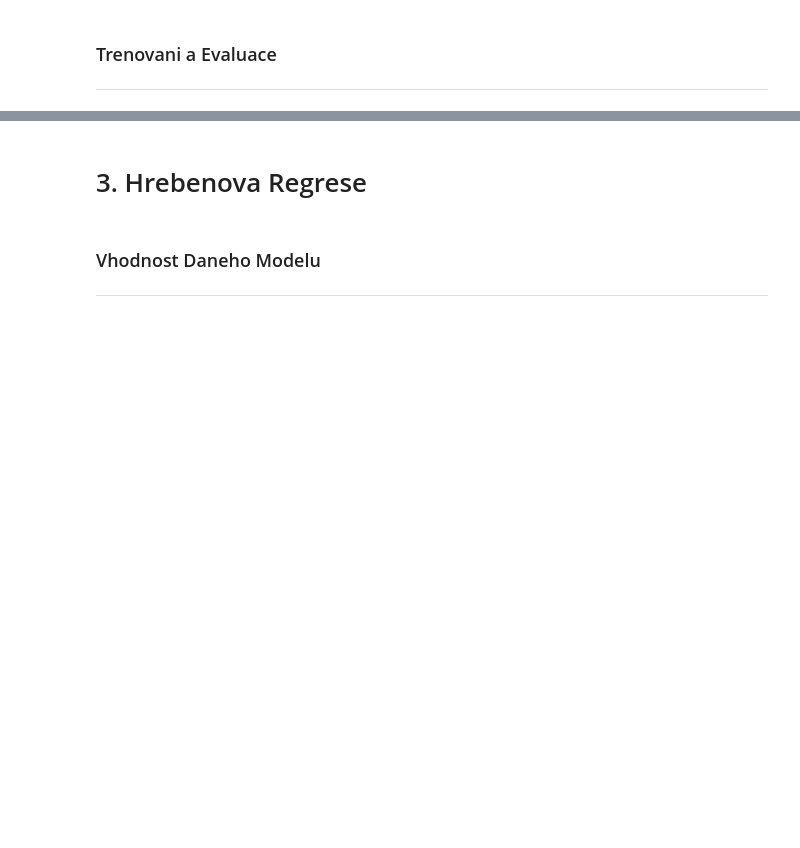
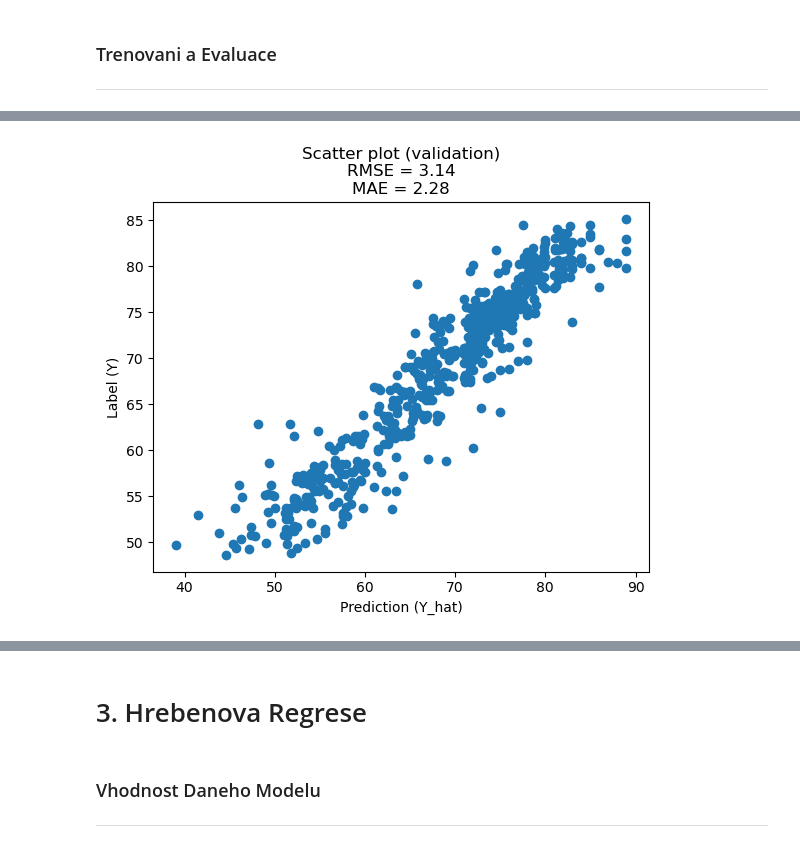
Before and after one commit to nickobard/Machine-Learning-I, a Jupyter notebook: 02/homework_02.ipynb, the cells around one changed output, grey strips where cells are left out. Drawn from its saved outputs; the diff is of its cells as text; code cells hidden in the pictures; blank space fills up the shorter version.

```diff
--- a/02/homework_02.ipynb
+++ b/02/homework_02.ipynb
@@ -470,0 +622,4 @@ Jediny problem, ktery muzeme uvidet je nominalni priznak (Country), ktery muze m
+# %%
+evaluate(best_clf_forest, Xval, yval, data_type="validation")
+# %% [output]
+[figure, added]
```
Also changed, not shown: parts of 21 cells of this notebook, 1 other file.
